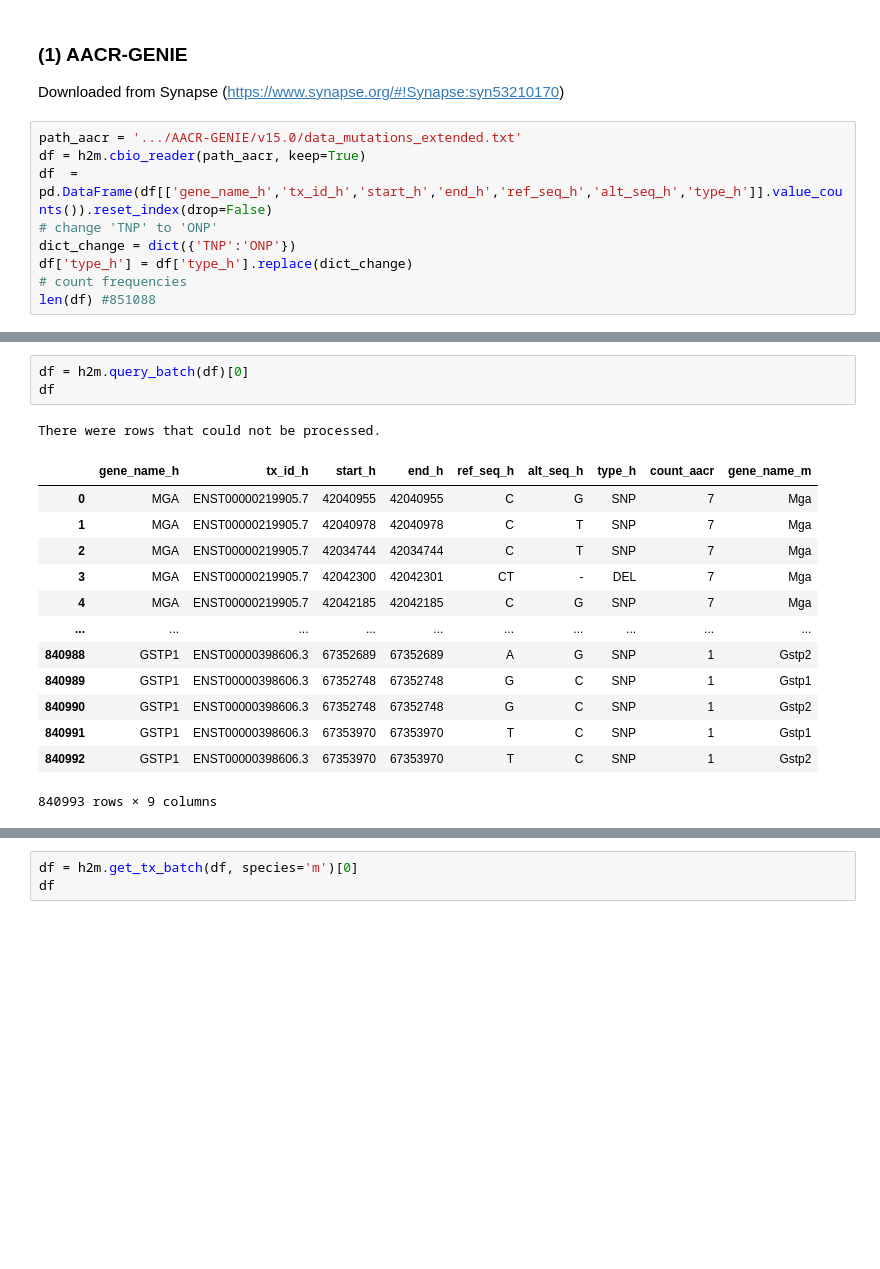
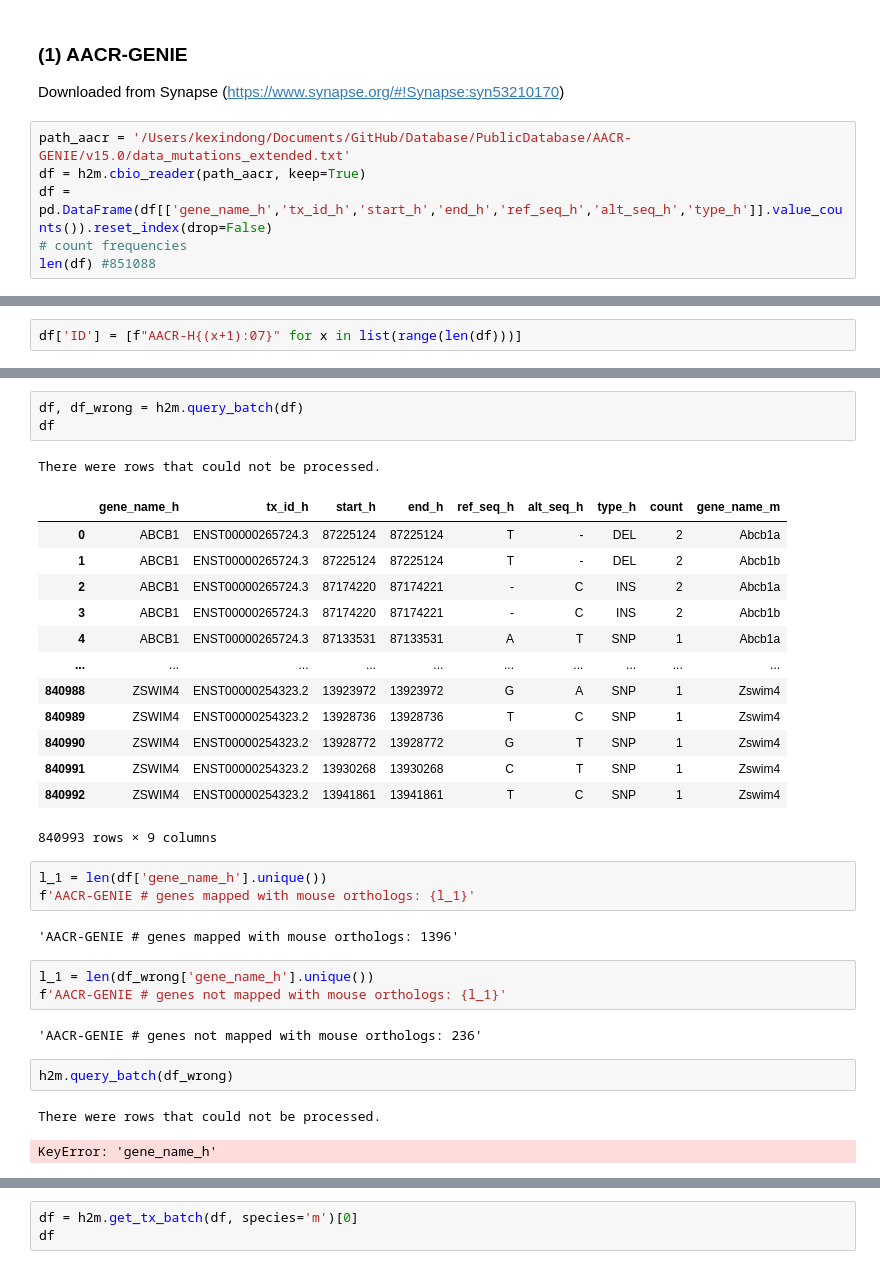
Before and after one commit to kexindon/h2m-public, a Jupyter notebook: 2_murine_mutation_database.ipynb, the cells around one changed output, grey strips where cells are left out. Drawn from its saved outputs; the diff is of its cells as text; blank space fills up the shorter version.

Commit message:
Database analysis updated.

```diff
--- a/2_murine_mutation_database.ipynb
+++ b/2_murine_mutation_database.ipynb
@@ -20,11 +20,8 @@ plt.rcParams['font.sans-serif'] = ['Arial']
 ### (1) AACR-GENIE
 Downloaded from Synapse (https://www.synapse.org/#!Synapse:syn53210170)
 # %%
-path_aacr = '.../AACR-GENIE/v15.0/data_mutations_extended.txt'
+path_aacr = '/Users/kexindong/Documents/GitHub/Database/PublicDatabase/AACR-GENIE/v15.0/data_mutations_extended.txt'
 df = h2m.cbio_reader(path_aacr, keep=True)
-df  = pd.DataFrame(df[['gene_name_h','tx_id_h','start_h','end_h','ref_seq_h','alt_seq_h','type_h']].value_counts()).reset_index(drop=False)
-# change 'TNP' to 'ONP'
-dict_change = dict({'TNP':'ONP'})
-df['type_h'] = df['type_h'].replace(dict_change)
+df = pd.DataFrame(df[['gene_name_h','tx_id_h','start_h','end_h','ref_seq_h','alt_seq_h','type_h']].value_counts()).reset_index(drop=False)
 # count frequencies
 len(df) #851088
@@ -30,0 +30,2 @@ len(df) #851088
+# %%
+df['ID'] = [f"AACR-H{(x+1):07}" for x in list(range(len(df)))]
@@ -31,18 +48,33 @@ len(df) #851088
 # %%
-df = h2m.query_batch(df)[0]
+df, df_wrong = h2m.query_batch(df)
 df
 # %% [output]
 There were rows that could not be processed.
-|  | gene_name_h | tx_id_h | start_h | end_h | ref_seq_h | alt_seq_h | type_h | count_aacr | gene_name_m |
-| 0 | MGA | ENST00000219905.7 | 42040955 | 42040955 | C | G | SNP | 7 | Mga |
-| 1 | MGA | ENST00000219905.7 | 42040978 | 42040978 | C | T | SNP | 7 | Mga |
-| 2 | MGA | ENST00000219905.7 | 42034744 | 42034744 | C | T | SNP | 7 | Mga |
-| 3 | MGA | ENST00000219905.7 | 42042300 | 42042301 | CT | - | DEL | 7 | Mga |
-| 4 | MGA | ENST00000219905.7 | 42042185 | 42042185 | C | G | SNP | 7 | Mga |
+|  | gene_name_h | tx_id_h | start_h | end_h | ref_seq_h | alt_seq_h | type_h | count | gene_name_m |
+| 0 | ABCB1 | ENST00000265724.3 | 87225124 | 87225124 | T | - | DEL | 2 | Abcb1a |
+| 1 | ABCB1 | ENST00000265724.3 | 87225124 | 87225124 | T | - | DEL | 2 | Abcb1b |
+| 2 | ABCB1 | ENST00000265724.3 | 87174220 | 87174221 | - | C | INS | 2 | Abcb1a |
+| 3 | ABCB1 | ENST00000265724.3 | 87174220 | 87174221 | - | C | INS | 2 | Abcb1b |
+| 4 | ABCB1 | ENST00000265724.3 | 87133531 | 87133531 | A | T | SNP | 1 | Abcb1a |
 | ... | ... | ... | ... | ... | ... | ... | ... | ... | ... |
-| 840988 | GSTP1 | ENST00000398606.3 | 67352689 | 67352689 | A | G | SNP | 1 | Gstp2 |
-| 840989 | GSTP1 | ENST00000398606.3 | 67352748 | 67352748 | G | C | SNP | 1 | Gstp1 |
-| 840990 | GSTP1 | ENST00000398606.3 | 67352748 | 67352748 | G | C | SNP | 1 | Gstp2 |
-| 840991 | GSTP1 | ENST00000398606.3 | 67353970 | 67353970 | T | C | SNP | 1 | Gstp1 |
-| 840992 | GSTP1 | ENST00000398606.3 | 67353970 | 67353970 | T | C | SNP | 1 | Gstp2 |
+| 840988 | ZSWIM4 | ENST00000254323.2 | 13923972 | 13923972 | G | A | SNP | 1 | Zswim4 |
+| 840989 | ZSWIM4 | ENST00000254323.2 | 13928736 | 13928736 | T | C | SNP | 1 | Zswim4 |
+| 840990 | ZSWIM4 | ENST00000254323.2 | 13928772 | 13928772 | G | T | SNP | 1 | Zswim4 |
+| 840991 | ZSWIM4 | ENST00000254323.2 | 13930268 | 13930268 | C | T | SNP | 1 | Zswim4 |
+| 840992 | ZSWIM4 | ENST00000254323.2 | 13941861 | 13941861 | T | C | SNP | 1 | Zswim4 |
 840993 rows × 9 columns
+# %%
+l_1 = len(df['gene_name_h'].unique())
+f'AACR-GENIE # genes mapped with mouse orthologs: {l_1}'
+# %% [output]
+'AACR-GENIE # genes mapped with mouse orthologs: 1396'
+# %%
+l_1 = len(df_wrong['gene_name_h'].unique())
+f'AACR-GENIE # genes not mapped with mouse orthologs: {l_1}'
+# %% [output]
+'AACR-GENIE # genes not mapped with mouse orthologs: 236'
+# %%
+h2m.query_batch(df_wrong)
+# %% [output]
+There were rows that could not be processed.
+KeyError: 'gene_name_h'
```
Also changed, not shown: parts of 13 cells of this notebook.
